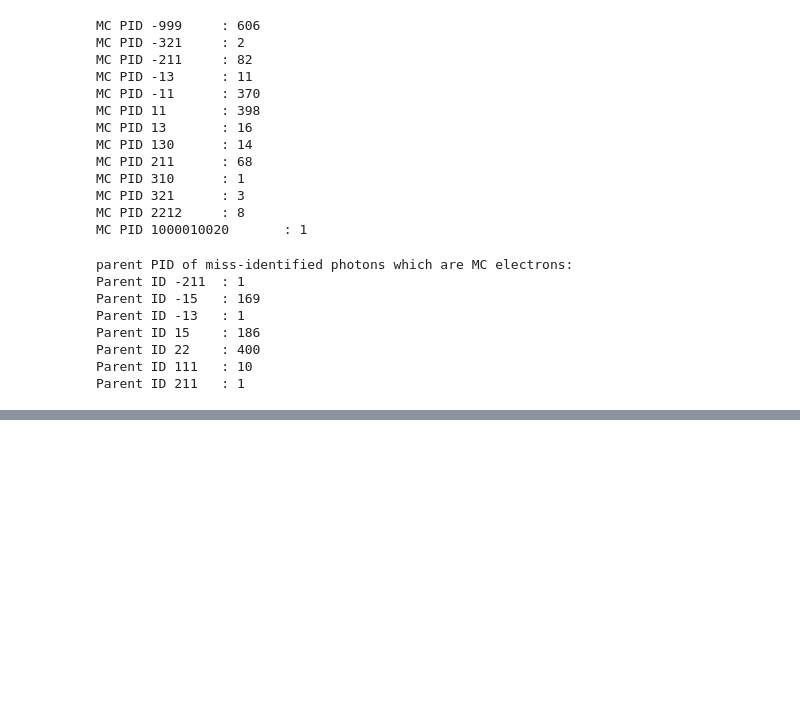
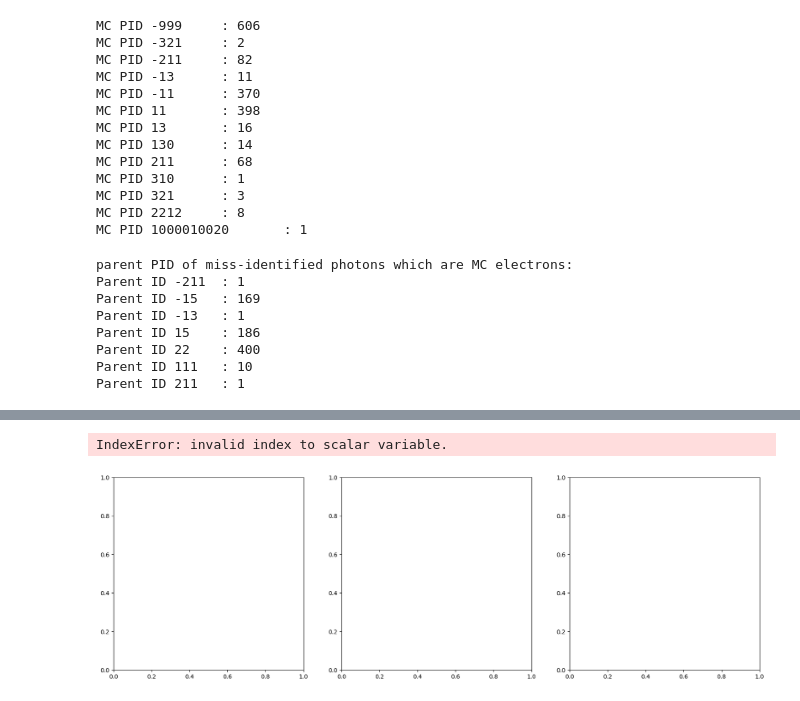
Before and after one commit to saracreates/TaggingResults, a Jupyter notebook: debug_relphi_tau.ipynb, the cells around one changed output, grey strips where cells are left out. Cells and saved outputs as stored; diff of their text form; code cells hidden in the pictures; blank space fills up the shorter version.

```diff
--- a/debug_relphi_tau.ipynb
+++ b/debug_relphi_tau.ipynb
@@ -245,0 +328,11 @@ Parent ID 211   : 1
+# %%
+index_photon = get_value_highest_energy_particle(process=data, ptype="photon", k=3)
+index_nhad = get_value_highest_energy_particle(process=data, ptype="npart", k=3)
+index_chad = get_value_highest_energy_particle(process=data, ptype="cpart", k=3)
+# %%
+def relphi_n_const_ptype(n, index_ptype):
+    n_const_ptype = get_chad_elements(data['jet_nconst'], index_ptype)
+    rel_phi_ptype = get_chad_elements(data['pfcand_phirel'], index_ptype)
+    i_n_ptype = np.where(n_const_ptype == n)
+    rel_phi_n_ptype = rel_phi_ptype[i_n_ptype]
+    return rel_phi_n_ptype
@@ -245,0 +359,30 @@ Parent ID 211   : 1
+# %%
+
+fig, ax = plt.subplots(1, 3, figsize=(20, 6))
+
+for i in range(4):
+    rel_phi_n_chad = relphi_n_const_ptype(i, index_chad)
+    ax[0].hist(np.concatenate(rel_phi_n_chad), bins=50, histtype='step', linewidth=2.0, density=False, range=(-np.pi, np.pi), label=f"n_const = {i+1}")
+    ax[0].set_title(r"$\Delta \phi$ for $H \rightarrow \tau \tau$ events (charged hadron constituents)")
+    ax[0].legend()
+    ax[0].grid()
+    ax[0].set_xlabel(r"$\Delta \phi$")
+for i in range(4):
+    rel_phi_n_nhad = relphi_n_const_ptype(i, index_nhad)
+    ax[1].hist(np.concatenate(rel_phi_n_nhad), bins=50, histtype='step', linewidth=2.0, density=False, range=(-np.pi, np.pi), label=f"n_const = {i+1}")
+    ax[1].set_title(r"$\Delta \phi$ for $H \rightarrow \tau \tau$ events (neutral hadron constituents)")
+    ax[1].legend()
+    ax[1].grid()
+    ax[1].set_xlabel(r"$\Delta \phi$")
+for i in range(4):
+    rel_phi_n_photon = relphi_n_const_ptype(i, index_photon)
+    ax[2].hist(np.concatenate(rel_phi_n_photon), bins=50, histtype='step', linewidth=2.0, density=False, range=(-np.pi, np.pi), label=f"n_const = {i+1}")
+    ax[2].set_title(r"$\Delta \phi$ for $H \rightarrow \tau \tau$ events (photon constituents)")
+    ax[2].legend()
+    ax[2].grid()
+    ax[2].set_xlabel(r"$\Delta \phi$")
+plt.tight_layout()
+plt.show()
+# %% [output]
+IndexError: invalid index to scalar variable.
+[figure, added]
```
Also changed, not shown: parts of 16 cells of this notebook, 1 other file.
